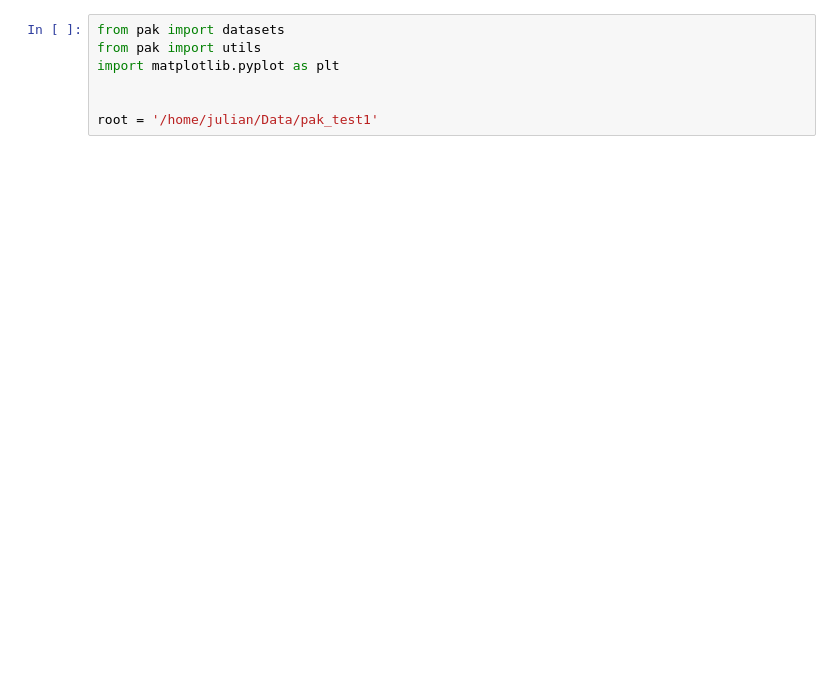
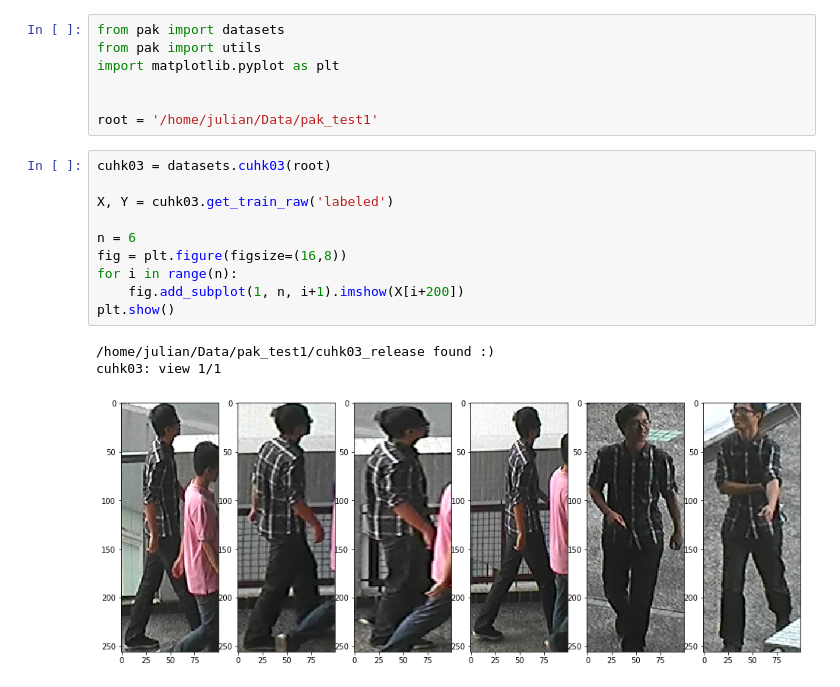
Before and after one commit to jutanke/pak, a Jupyter notebook: samples.ipynb, the cells around one changed output. Saved outputs shown, nothing was run; the diff lists cells and outputs as text; blank space fills up the shorter version.

Commit message:
cuhk03 wip

```diff
--- a/samples.ipynb
+++ b/samples.ipynb
@@ -5,6 +5,20 @@ import matplotlib.pyplot as plt
 
 
 root = '/home/julian/Data/pak_test1'
+# %%
+cuhk03 = datasets.cuhk03(root)
+
+X, Y = cuhk03.get_train_raw('labeled')
+
+n = 6
+fig = plt.figure(figsize=(16,8))
+for i in range(n):
+    fig.add_subplot(1, n, i+1).imshow(X[i+200])
+plt.show()
+# %% [output]
+/home/julian/Data/pak_test1/cuhk03_release found :)
+cuhk03: view 1/1
+[figure, added]
 # %%
 m1501 = datasets.Market1501(root)
 X, Y = m1501.get_train_raw()
```
Also changed, not shown: parts of 3 cells of this notebook, 1 other file.
